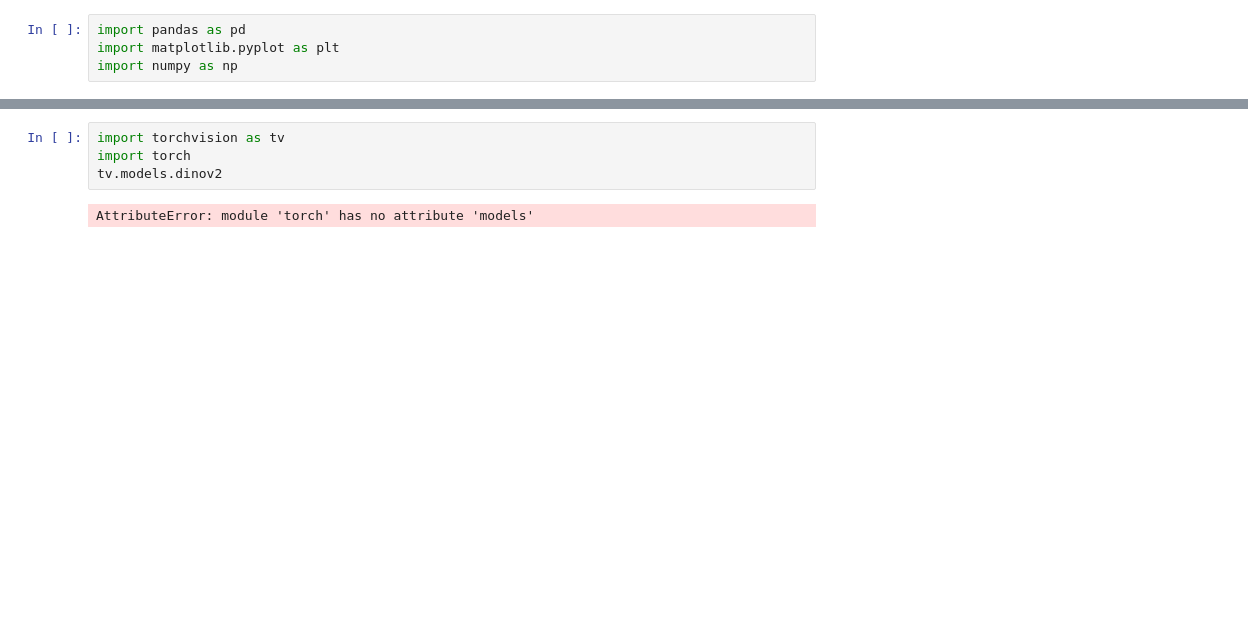
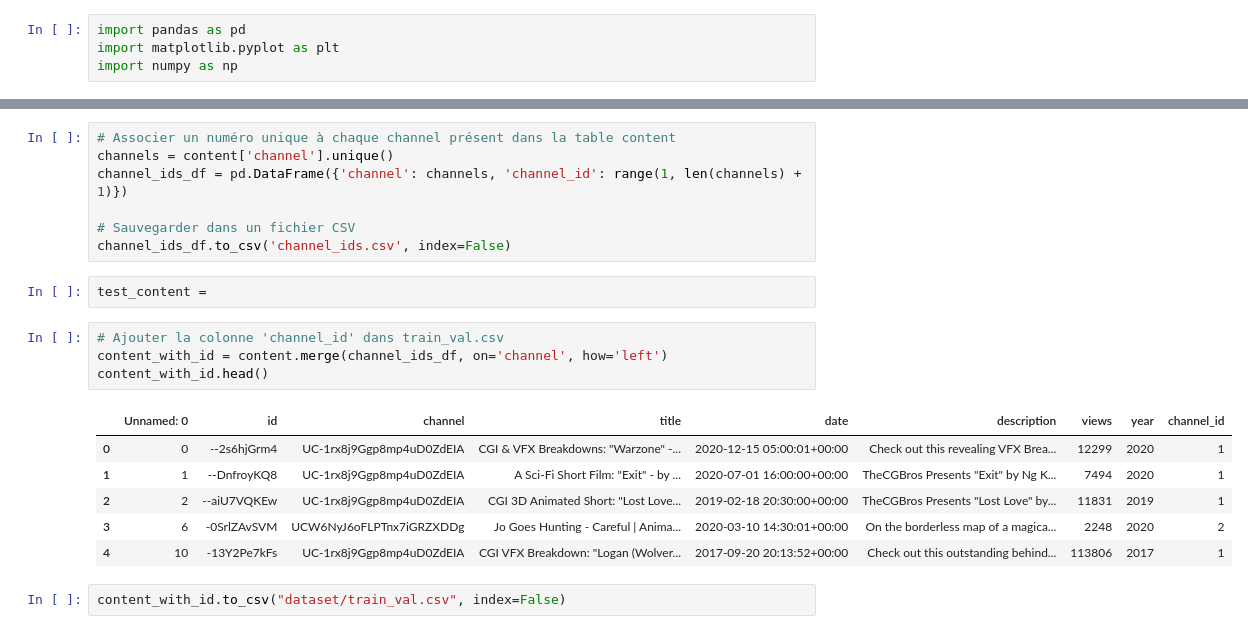
Before and after one commit to keyvanatt/MODAL, a Jupyter notebook: analyseDonnees.ipynb, the cells around one changed output, grey strips where cells are left out. Saved outputs shown, nothing was run; the diff lists cells and outputs as text; blank space fills up the shorter version.

```diff
--- a/analyseDonnees.ipynb
+++ b/analyseDonnees.ipynb
@@ -105,6 +137,22 @@ UCCykQNoqyABmoa3ZoaU93XA 1838437 6
-# %%
-import torchvision as tv
-import torch
-tv.models.dinov2
-# %% [output]
-AttributeError: module 'torch' has no attribute 'models'
+# %%
+# Associer un numéro unique à chaque channel présent dans la table content
+channels = content['channel'].unique()
+channel_ids_df = pd.DataFrame({'channel': channels, 'channel_id': range(1, len(channels) + 1)})
+
+# Sauvegarder dans un fichier CSV
+channel_ids_df.to_csv('channel_ids.csv', index=False)
+# %%
+test_content =
+# %%
+# Ajouter la colonne 'channel_id' dans train_val.csv
+content_with_id = content.merge(channel_ids_df, on='channel', how='left')
+content_with_id.head()
+# %% [output]
+|  | Unnamed: 0 | id | channel | title | date | description | views | year | channel_id |
+| 0 | 0 | --2s6hjGrm4 | UC-1rx8j9Ggp8mp4uD0ZdEIA | CGI & VFX Breakdowns: "Warzone" -... | 2020-12-15 05:00:01+00:00 | Check out this revealing VFX Brea... | 12299 | 2020 | 1 |
+| 1 | 1 | --DnfroyKQ8 | UC-1rx8j9Ggp8mp4uD0ZdEIA | A Sci-Fi Short Film: "Exit" - by ... | 2020-07-01 16:00:00+00:00 | TheCGBros Presents "Exit" by Ng K... | 7494 | 2020 | 1 |
+| 2 | 2 | --aiU7VQKEw | UC-1rx8j9Ggp8mp4uD0ZdEIA | CGI 3D Animated Short: "Lost Love... | 2019-02-18 20:30:00+00:00 | TheCGBros Presents "Lost Love" by... | 11831 | 2019 | 1 |
+| 3 | 6 | -0SrlZAvSVM | UCW6NyJ6oFLPTnx7iGRZXDDg | Jo Goes Hunting - Careful | Anima... | 2020-03-10 14:30:01+00:00 | On the borderless map of a magica... | 2248 | 2020 | 2 |
+| 4 | 10 | -13Y2Pe7kFs | UC-1rx8j9Ggp8mp4uD0ZdEIA | CGI VFX Breakdown: "Logan (Wolver... | 2017-09-20 20:13:52+00:00 | Check out this outstanding behind... | 113806 | 2017 | 1 |
+# %%
+content_with_id.to_csv("dataset/train_val.csv", index=False)
```
Also changed, not shown: parts of 6 cells of this notebook, 3 other files.
